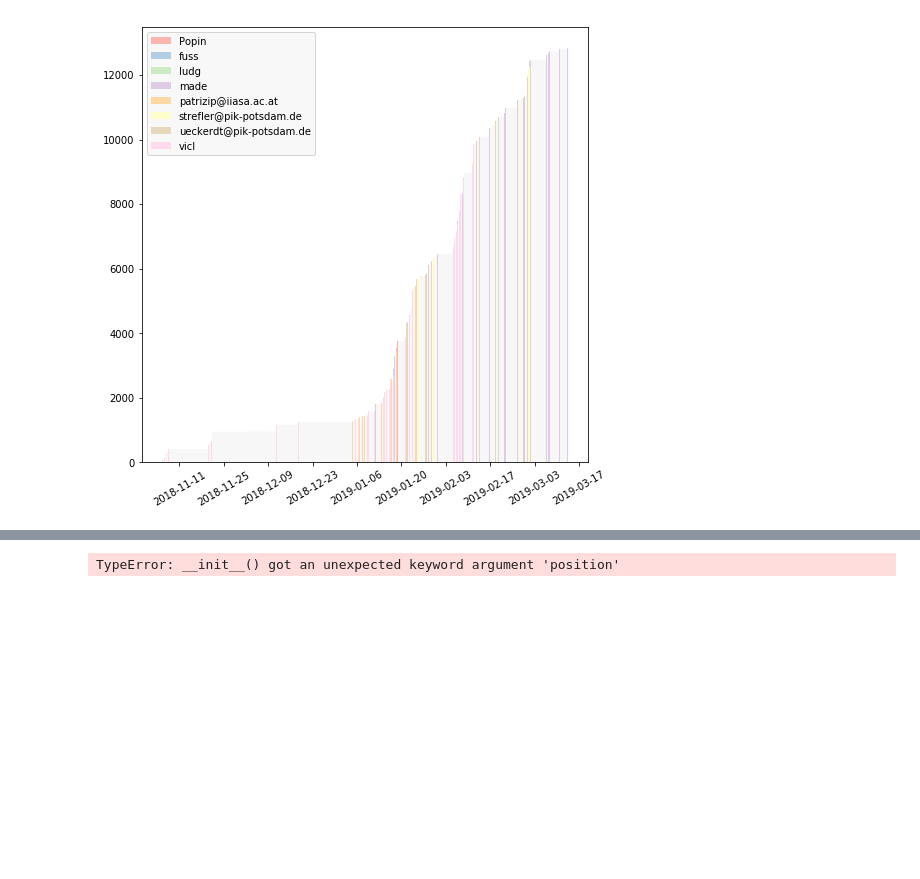
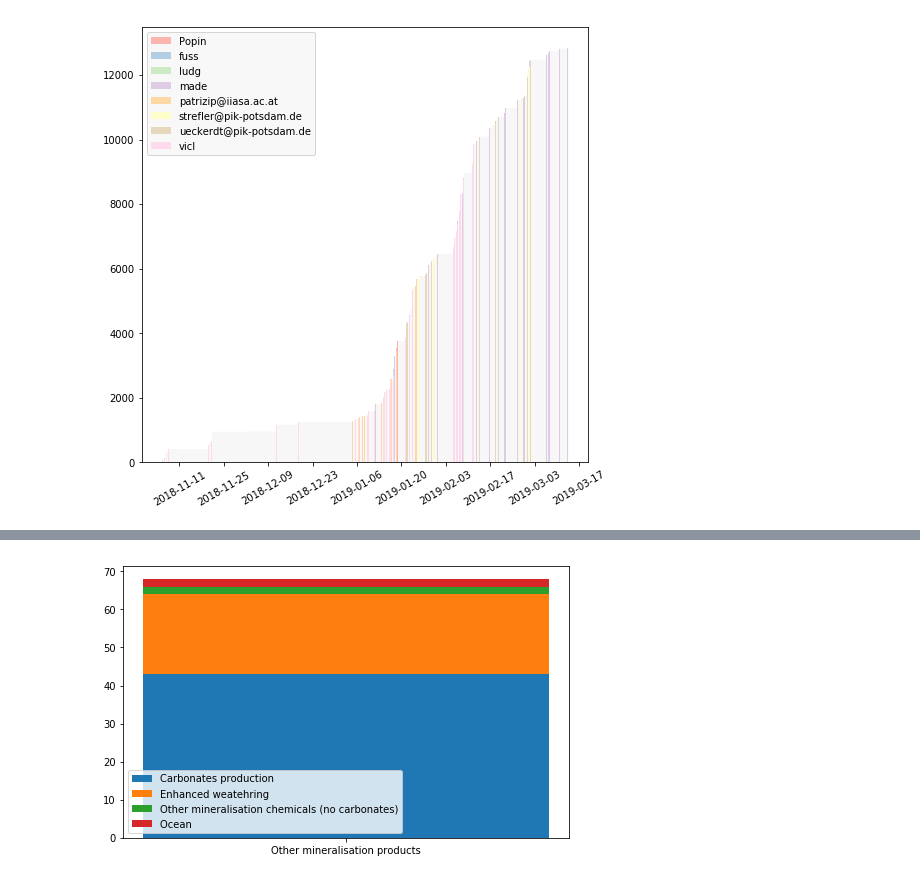
Before and after one commit to mcc-apsis/CCU, a Jupyter notebook: scoping_results.ipynb, the cells around one changed output, grey strips where cells are left out. Drawn from its saved outputs; the diff is of its cells as text; code cells hidden in the pictures; blank space fills up the shorter version.

Commit message:
update numbers plots

```diff
--- a/scoping_results.ipynb
+++ b/scoping_results.ipynb
@@ -140,7 +143,7 @@ doc_dict = []
 ts = Category.objects.filter(project=p,level=1)
 
 #allreldocs = Doc.objects.filter(query=q)
-pys = list(range(1986,2019))
+pys = list(range(syear,2019))
 for t in ts:
     if t.level==2:
         continue
@@ -173,16 +176,15 @@ for t in ts:
         doc_dict.append(d)
 
 for py in doc_dict:
-    for ar in ars:
-        if py['PY'] in ar['years']:
-            py['ar'] = ar['n']
-            py['ar_name'] = ar['name']
+    pn = (py['PY']-syear)//ybin
+    py['ar'] = pn
+    py['ar_name'] = f"{syear+ybin*pn} - {syear+ybin*(pn+1)-1}"
+
 
 
 df = pd.DataFrame.from_dict(doc_dict)
 
-techorder = list(ts.order_by('-ndocs').values_list('name',flat=True))
-
+techorder = list(df.groupby('Technology')['n'].sum().sort_values(ascending=False).index)
 
 df['Technology'] = pd.Categorical(
     df['Technology'],
@@ -192,3 +194,4 @@ df['Technology'] = pd.Categorical(
 df['ysum'] = df['n'].groupby(df['PY']).transform('sum')
 
 df['share'] = df['n'] / df['ysum'] * 100
+df.head()
@@ -347,32 +401,36 @@ for t in Category.objects.filter(project=p,level=2).order_by('-ndocs'):
         query__category=t,docownership__relevant=1,docownership__query__category=t
     ).values_list('UT',flat=True)))
     ttdocs = set(list(ydocs.filter(
         category=t
     ).values_list('UT',flat=True)))
     tdocs = Doc.objects.filter(
         UT__in=trdocs.union(ttdocs)
     )
     scs.append({
         'title': t.name,
         'n': tdocs.count()
     })
 
 sdf = pd.DataFrame.from_dict(scs).sort_values('n',ascending=False)
 
 for i, row in sdf.iterrows():
     ax.bar(1,row['n'],bottom=b, label=row['title'])
     t = "\n".join(row['title'].split())
     #ax.text(1.45, b+row['n']/2, row['title'].replace(' chem','\nchem'),va="top")
     b+=row['n']
 
-legend = plt.legend(position="right")#handles[::-1], labels[::-1],title='Technology')
+plt.legend()
 
 ax.xaxis.set_ticks([1])
 ax.xaxis.set_ticklabels(["Other mineralisation products"])
 
 
+plt.savefig('plots/other_mineralisation.png',bbox_inches='tight')
+plt.savefig('plots/other_mineralisation.eps',bbox_inches='tight')
+plt.savefig('plots/other_mineralisation.svg',bbox_inches='tight')
 
+plt.show()
 
 fig.tight_layout()
 # %% [output]
-TypeError: __init__() got an unexpected keyword argument 'position'
+[figure, added]
```
Also changed, not shown: parts of 10 cells of this notebook, 5 other files.
